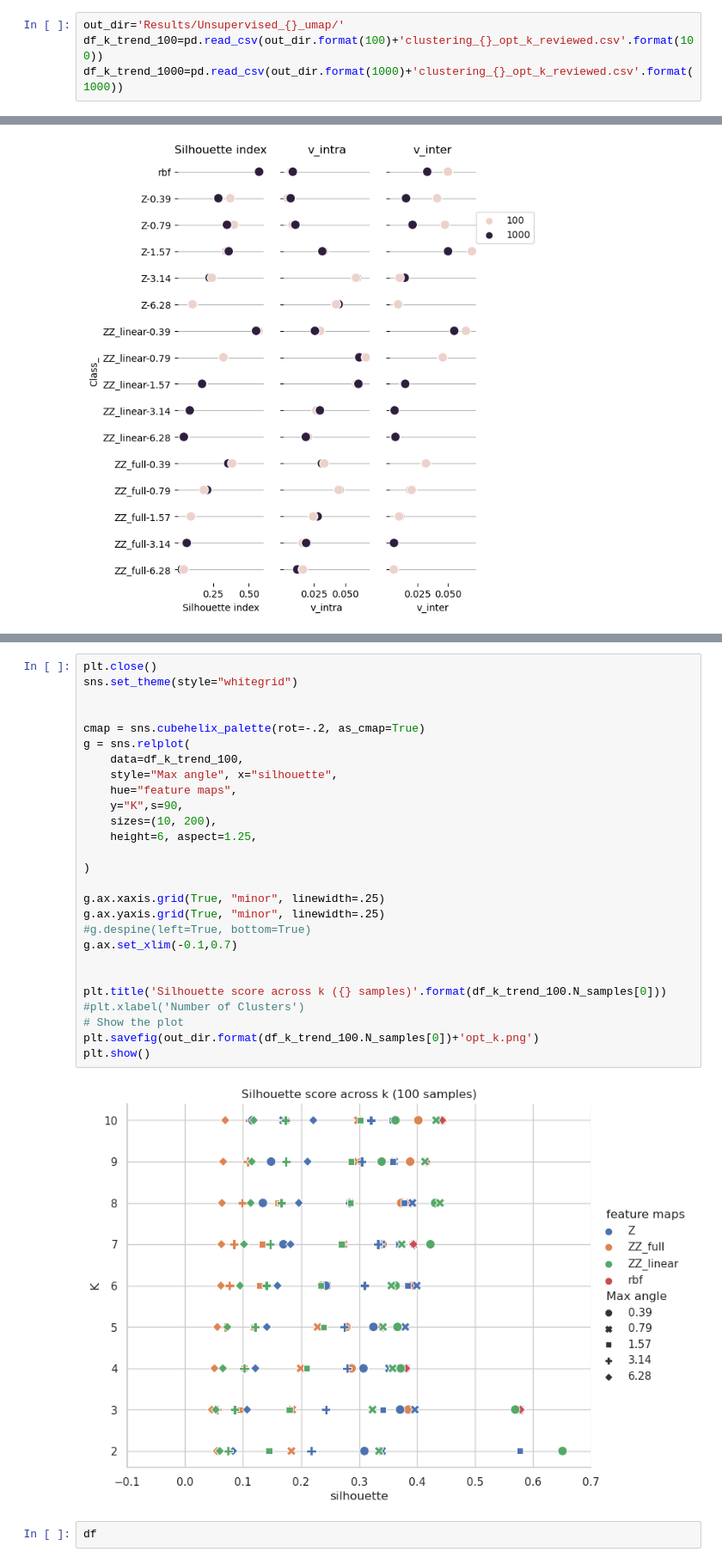
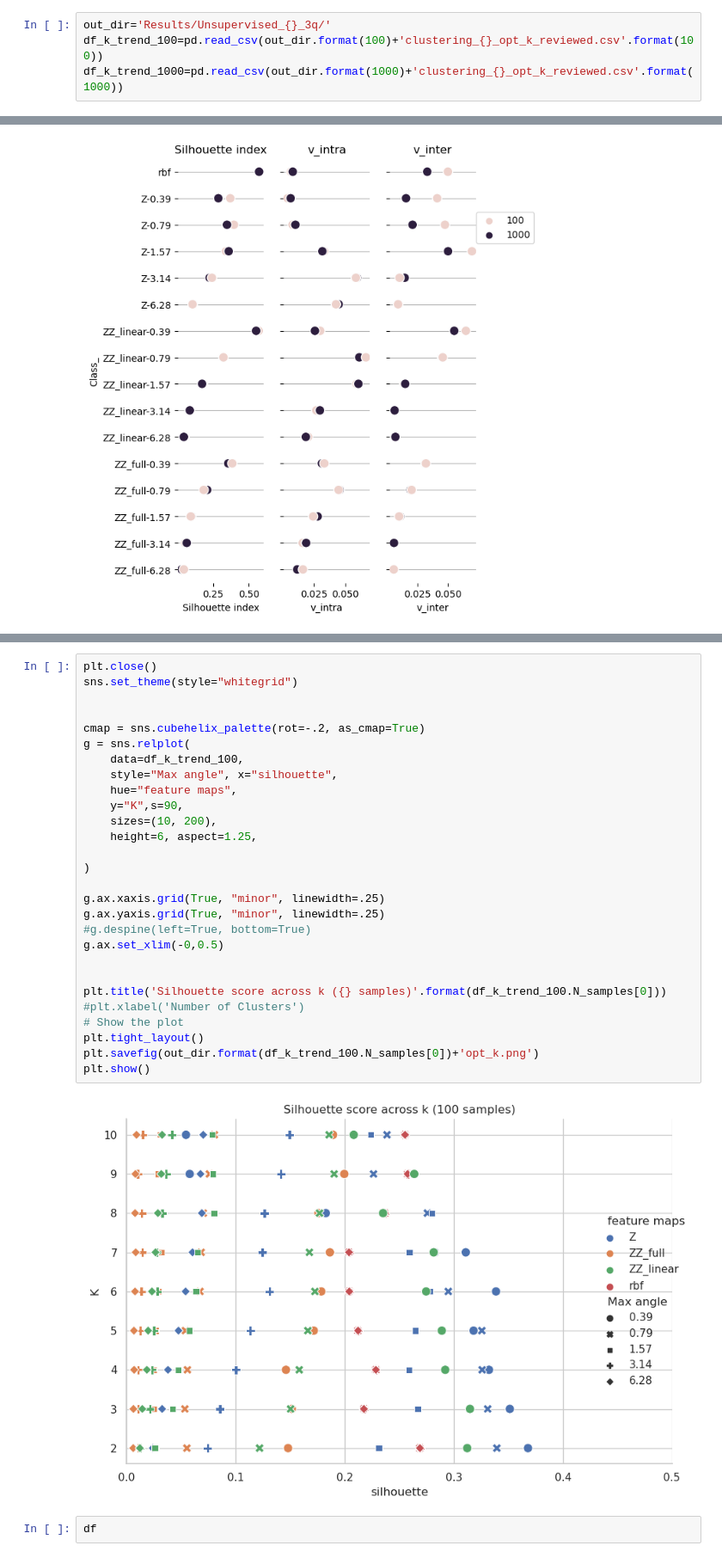
Before and after one commit to ctglab/QKomics, a Jupyter notebook: Clustering_plots.ipynb, the cells around one changed output, grey strips where cells are left out. Shown at 86% size. Cells and saved outputs as stored; diff of their text form.

```diff
--- a/Clustering_plots.ipynb
+++ b/Clustering_plots.ipynb
@@ -44,5 +42,5 @@ def Prepare_data(df_k_trend_100):
 # %%
-out_dir='Results/Unsupervised_{}_umap/'
+out_dir='Results/Unsupervised_{}_3q/'
 df_k_trend_100=pd.read_csv(out_dir.format(100)+'clustering_{}_opt_k_reviewed.csv'.format(100))
 df_k_trend_1000=pd.read_csv(out_dir.format(1000)+'clustering_{}_opt_k_reviewed.csv'.format(1000))
 # %% [markdown]
@@ -227,32 +205,33 @@ plt.show()
 # %%
 plt.close()
 sns.set_theme(style="whitegrid")
 
 
 cmap = sns.cubehelix_palette(rot=-.2, as_cmap=True)
 g = sns.relplot(
     data=df_k_trend_100,
     style="Max angle", x="silhouette",
     hue="feature maps",
     y="K",s=90,
     sizes=(10, 200),
     height=6, aspect=1.25,
 
 )
 
 g.ax.xaxis.grid(True, "minor", linewidth=.25)
 g.ax.yaxis.grid(True, "minor", linewidth=.25)
 #g.despine(left=True, bottom=True)
-g.ax.set_xlim(-0.1,0.7)
+g.ax.set_xlim(-0,0.5)
 
 
 plt.title('Silhouette score across k ({} samples)'.format(df_k_trend_100.N_samples[0]))
 #plt.xlabel('Number of Clusters')
 # Show the plot
+plt.tight_layout()
 plt.savefig(out_dir.format(df_k_trend_100.N_samples[0])+'opt_k.png')
 plt.show()
 # %% [output]
-[figure, old version]
+[figure, new version]
 # %%
 df
 # %% [output]
```
Also changed, not shown: parts of 32 cells of this notebook, 27 other files.
